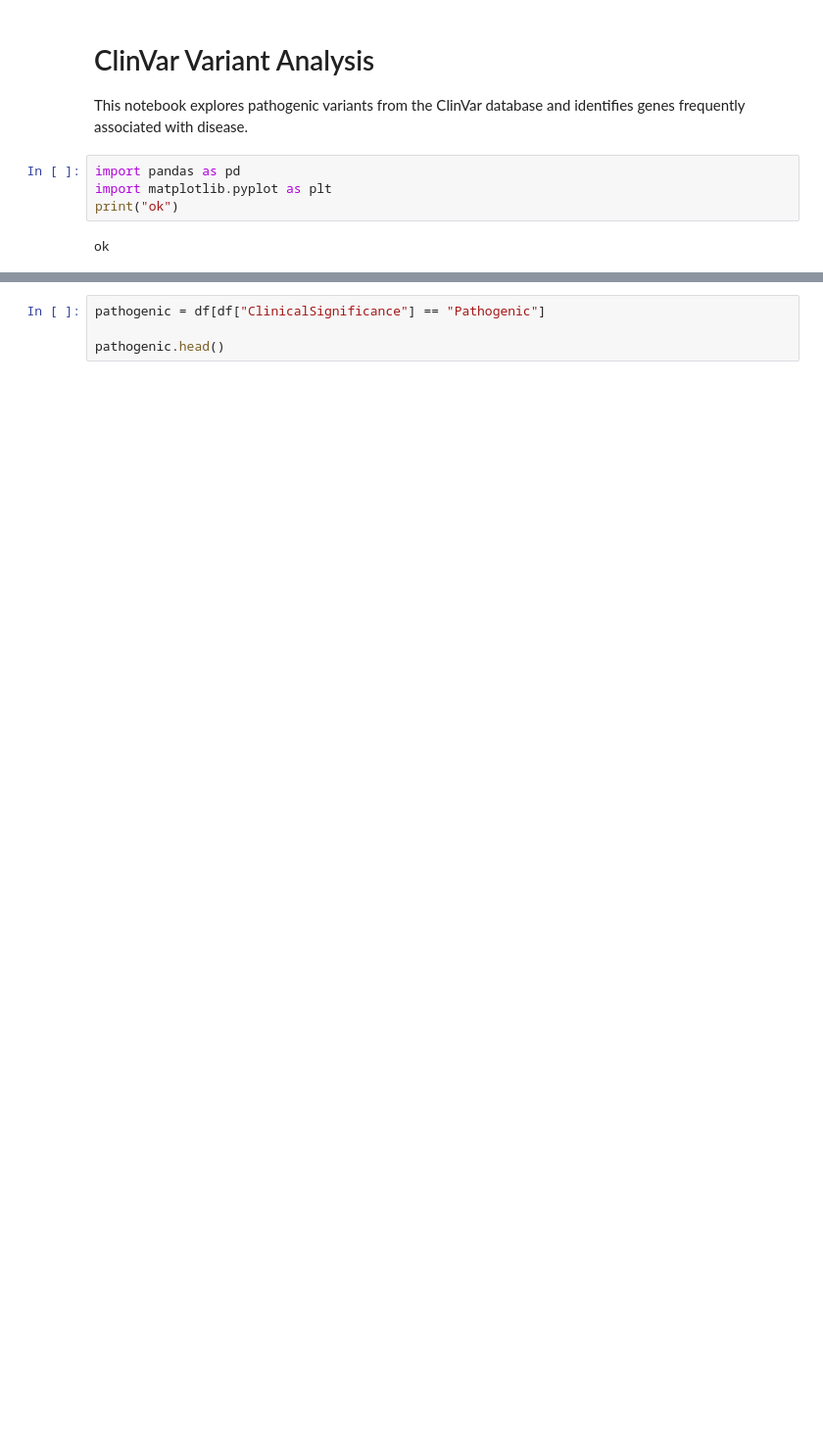
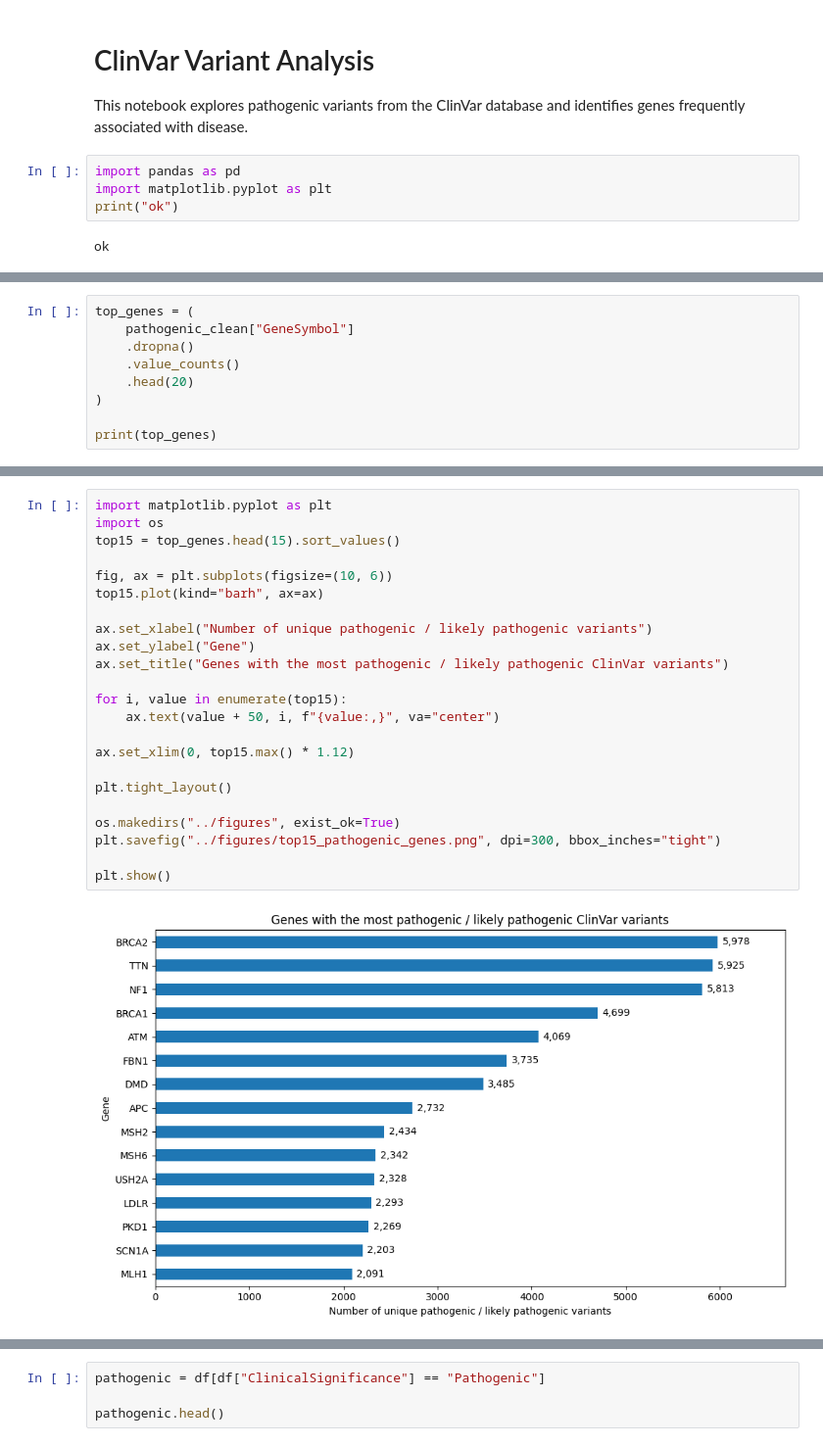
Before and after one commit to JukkaMK/clinvar-variant-analysis, a Jupyter notebook: notebook/01_clinvar_analysis.ipynb, the cells around one changed output, grey strips where cells are left out. Shown at 98% size. Cells and saved outputs as stored; diff of their text form; blank space fills up the shorter version.

Commit message:
Update ClinVar analysis with full dataset

```diff
--- a/notebook/01_clinvar_analysis.ipynb
+++ b/notebook/01_clinvar_analysis.ipynb
@@ -10,0 +157,9 @@ ok
+# %%
+top_genes = (
+    pathogenic_clean["GeneSymbol"]
+    .dropna()
+    .value_counts()
+    .head(20)
+)
+
+print(top_genes)
@@ -10,0 +184,25 @@ ok
+# %%
+import matplotlib.pyplot as plt
+import os
+top15 = top_genes.head(15).sort_values()
+
+fig, ax = plt.subplots(figsize=(10, 6))
+top15.plot(kind="barh", ax=ax)
+
+ax.set_xlabel("Number of unique pathogenic / likely pathogenic variants")
+ax.set_ylabel("Gene")
+ax.set_title("Genes with the most pathogenic / likely pathogenic ClinVar variants")
+
+for i, value in enumerate(top15):
+    ax.text(value + 50, i, f"{value:,}", va="center")
+
+ax.set_xlim(0, top15.max() * 1.12)
+
+plt.tight_layout()
+
+os.makedirs("../figures", exist_ok=True)
+plt.savefig("../figures/top15_pathogenic_genes.png", dpi=300, bbox_inches="tight")
+
+plt.show()
+# %% [output]
+[figure, added]
```
Also changed, not shown: parts of 14 cells of this notebook.
